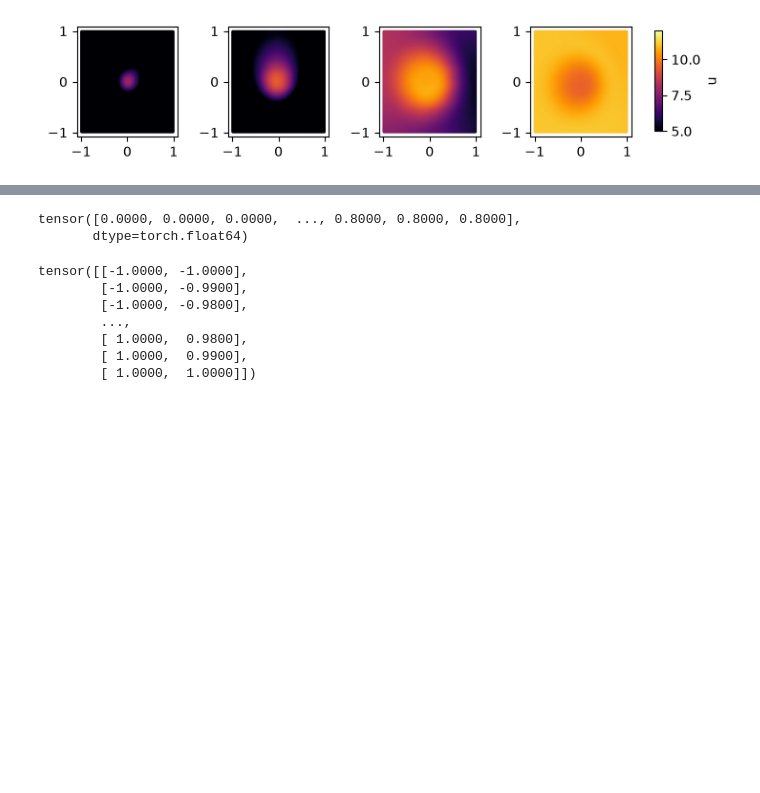
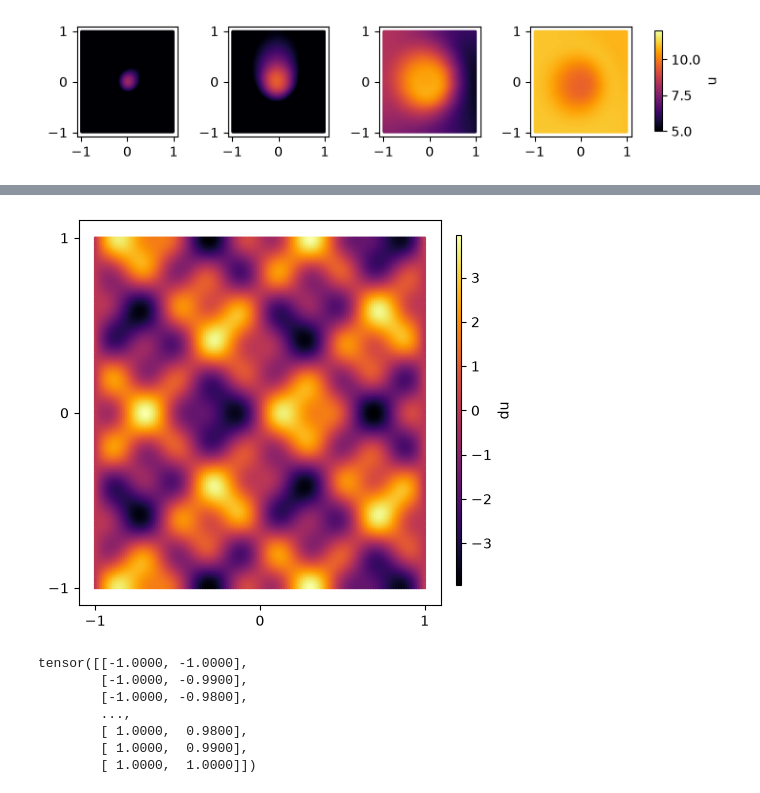
Before and after one commit to claudia181/PinnsStudy, a Jupyter notebook: tests.ipynb, the cells around one changed output, grey strips where cells are left out. Cells and saved outputs as stored; diff of their text form; code cells hidden in the pictures; blank space fills up the shorter version.

```diff
--- a/tests.ipynb
+++ b/tests.ipynb
@@ -253,8 +226,9 @@ plot_points(datasets=subset, key_inputs="spacetime", key_labels="u", nrows=1, nc
-# %%
-ds.cols["spacetime"][:, 2]
-# %% [output]
-tensor([0.0000, 0.0000, 0.0000,  ..., 0.8000, 0.8000, 0.8000],
-       dtype=torch.float64)
+# %%
+acds = generate_AllenCahn(n_samples=300000, mode="grid", steps=[0.01, 0.01], x_range=[-1., 1.], y_range=[-1., 1.], lam=0.1, xi=[0.1, 9.2, 3, -2, 10], include_lam=True, include_xi=True)
+# %%
+plot_points(datasets=acds, show=True, key_inputs="spacetime", key_labels="du", label_idxs=[1])#, label_idxs=[(1,0)])
+# %% [output]
+[figure, added]
 # %%
 X = get_grid(xmin_list=[-1, -1], xmax_list=[1, 1], dx_list=[0.01, 0.01])
 #X = get_circle(radius=1, dx_list=[0.01, 0.01])
```
Also changed, not shown: parts of 8 cells of this notebook, 7 other files.
